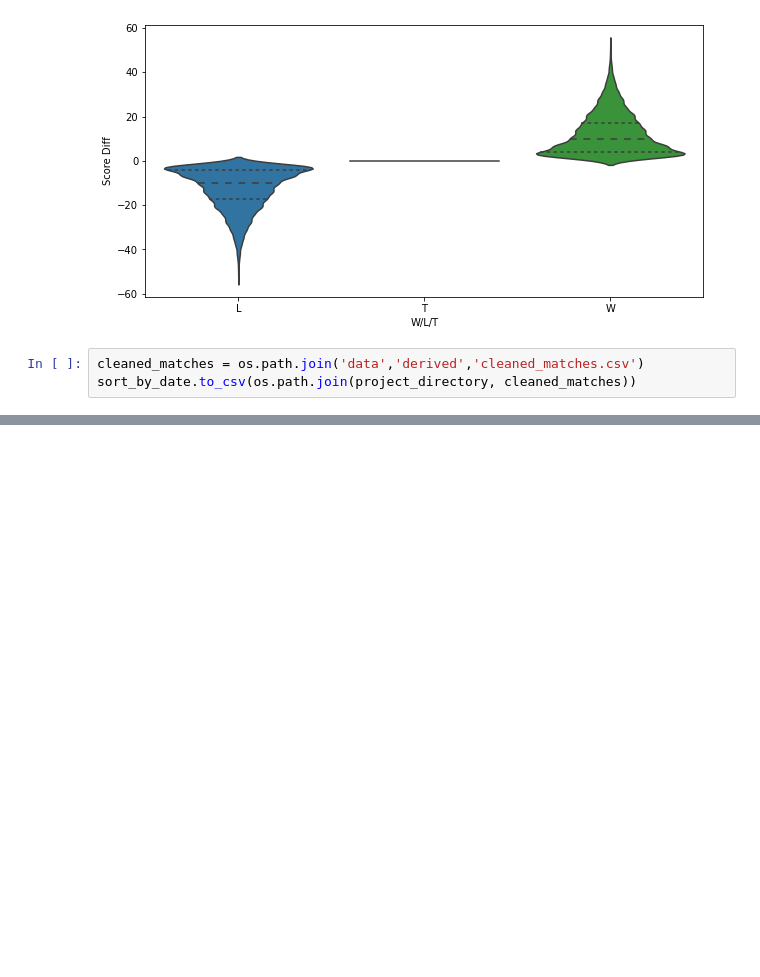
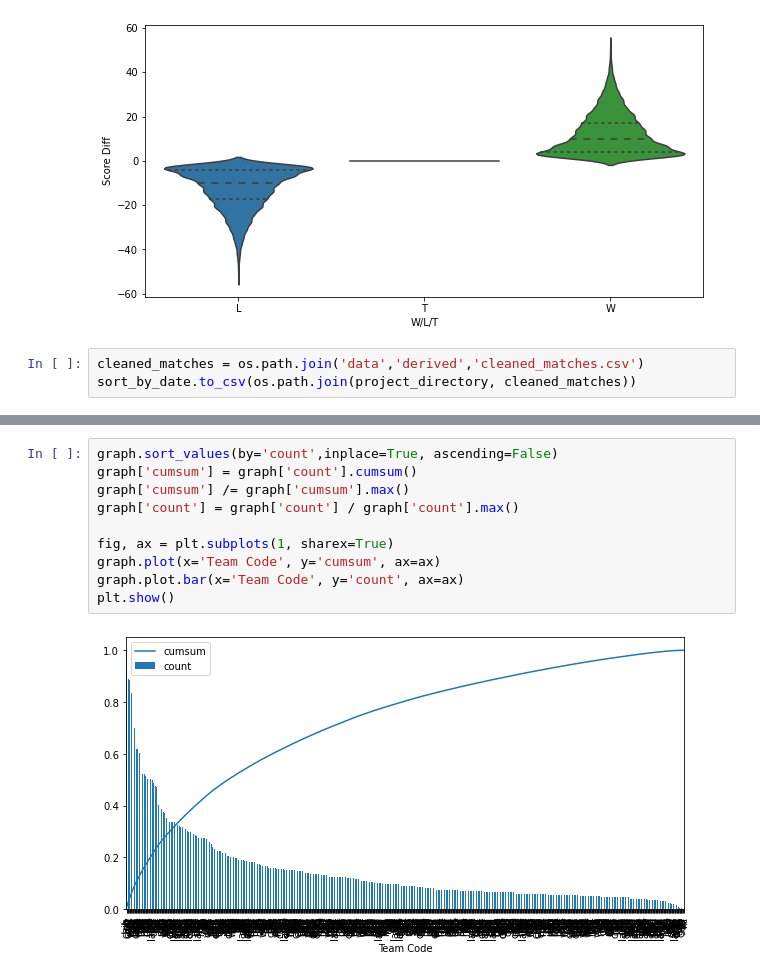
Before and after one commit to Eric-w-H/ORIE4741_Project, a Jupyter notebook: models/data-processing.ipynb, the cells around one changed output, grey strips where cells are left out. Saved outputs shown, nothing was run; the diff lists cells and outputs as text; blank space fills up the shorter version.

Commit message:
some teams still heavily overrepresented

```diff
--- a/models/data-processing.ipynb
+++ b/models/data-processing.ipynb
@@ -234,0 +234,12 @@ Did every team play against other teams? True
+# %%
+graph.sort_values(by='count',inplace=True, ascending=False)
+graph['cumsum'] = graph['count'].cumsum()
+graph['cumsum'] /= graph['cumsum'].max()
+graph['count'] = graph['count'] / graph['count'].max()
+
+fig, ax = plt.subplots(1, sharex=True)
+graph.plot(x='Team Code', y='cumsum', ax=ax)
+graph.plot.bar(x='Team Code', y='count', ax=ax)
+plt.show()
+# %% [output]
+[figure, added]
```
Also changed, not shown: parts of 1 cell of this notebook.
